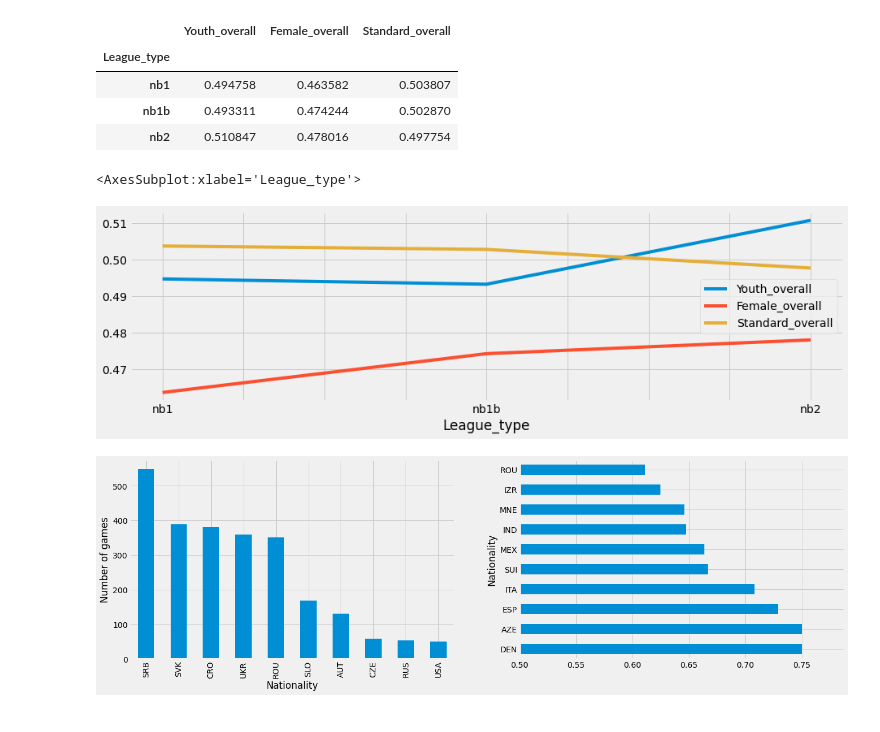
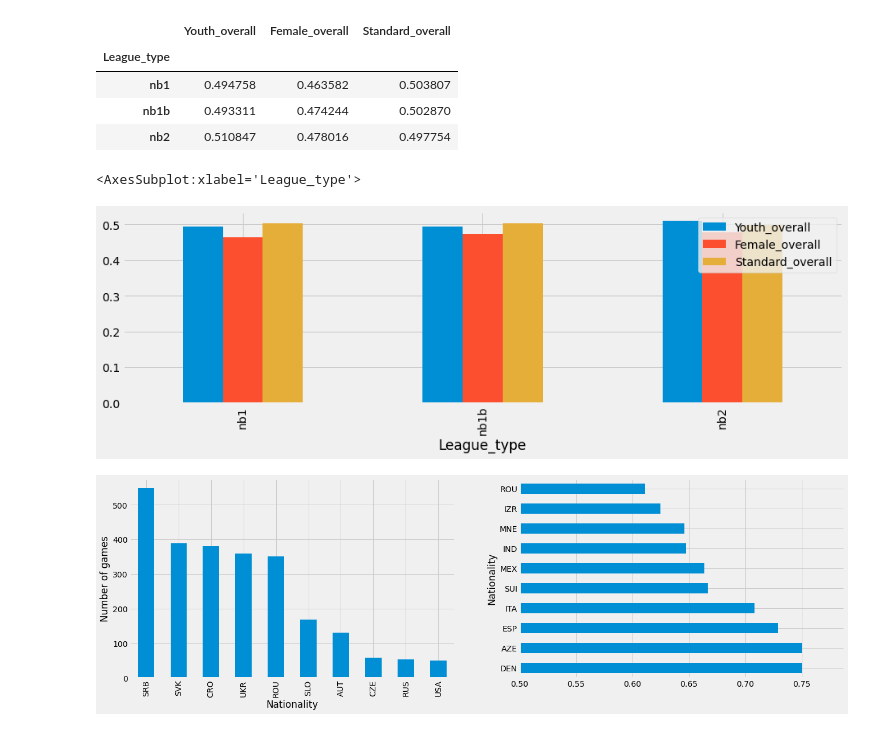
Before and after one commit to szukiadam/ChessChampionshipAnalysis, a Jupyter notebook: ChessChampionship.ipynb, the cells around one changed output. Saved outputs shown, nothing was run; the diff lists cells and outputs as text; code cells hidden in the pictures.

```diff
--- a/ChessChampionship.ipynb
+++ b/ChessChampionship.ipynb
@@ -320,11 +326,11 @@ def load_rankinglists():
         # got to handle the missing columns
 
         if(num_col == 463):
-            ranklist['Round 10'] = 'No game was palyed'
-            ranklist['Round 11'] = 'No game was palyed'
+            ranklist['Round 10'] = 'No game was played'
+            ranklist['Round 11'] = 'No game was played'
 
         elif(num_col == 464):
-            ranklist['Round 11'] = 'No game was palyed'
+            ranklist['Round 11'] = 'No game was played'
 
         dfs.append(ranklist) # storing the ranklists in an array
 
@@ -358,7 +364,6 @@ all_ranklist.reindex(all_ranklist.columns, axis=1)
 | 20456 | Ludányi Marcell Márk | Ifi | NaN | HUN | NaN | NaN | NaN | NaN | 0 | NaN | ... |
 20457 rows × 466 columns
 # %%
-# USE .LOC !!! TODO
 import datetime
 
 def plus_season_age(season):
@@ -407,6 +412,11 @@ def manipulate_ranklist(df):
     labels = ['0-18','18-25','25-35','35-50','50-65','65+']
     df.loc[:,'AgeBin'] = pd.cut(df['Age'], bins=bins, labels=labels)
 
+    # Correct the result of each round so that they can be transformed into numerical value
+    round_cols = [col for col in df.columns if 'Round' in col]
+    for col in round_cols:
+        df.loc[:,col] = df[col].apply(lambda x: 0.5 if x == '½' else x)
+
     correct_df = df.apply(pd.to_numeric, errors='ignore')  #converts whatever it can to numeric data type
 
     correct_df.reindex(df.columns, axis=1)
@@ -511,7 +526,7 @@ df.head()
 # merging together ranklist and match info for the away player
 
 df = pd.merge(df, all_ranklist.add_suffix('_away'), left_on=['Player away', 'Away team', 'Season', 'League'], right_on=['Player name_away', 'Team name_away', 'Season_away', 'League_away'], how='left')
-df = df[df['Season'] == df['Season_away']]
+df = df[df.loc[:,'Season'] == df.loc[:,'Season_away']]
 df.drop_duplicates(keep=False, inplace=True)
 # %%
 df.head()
@@ -647,7 +662,25 @@ def add_league_type(df):
     df['League_type']
     return df
 
+'''Group elo and elo difference into bins'''
+def elobin_elodiffbin(df):
+
+    bins = [0, 1400, 1600, 1800, 2000, 2100, 2200, 2300, 2400, 2450, 2500, 2550, 2600, 2650, 2700, 2900]
+    labels = ['<1400','1400-1600','1600-1800','1800-2000','2000-2100','2100-2200', '2200-2300', '2300-2400', '2400-2450',
+             '2450-2500', '2500-2550', '2550-2600', '2600-2650', '2650-2700', '2700-2900']
+    df.loc[:,'EloBin home'] = pd.cut(df['Elo home'], bins=bins, labels=labels)
+    df.loc[:,'EloBin away'] = pd.cut(df['Elo away'], bins=bins, labels=labels)
+
+    diff_bins = [-1400, -400, -300, -250, -200, -150, -100, -50, -25, 0, 25, 50, 100, 150, 200, 250, 300, 400, 1400]
+    diff_labels = ['<-1400','(-400, -300)', '(-300, -250)','(-250, -200)','(-200, -150)','(-150, -100)','(-100, -50)',
+                   '(-50, -25)', '(-25, 0)', '(0, 25)', '(25, 50)', '(50, 100)', '(100, 150)', '(150, 200)', '(200, 250)',
+                   '(250, 300)', '(300, 400)', '(400, 1400)']
+    df.loc[:,'EloBin home'] = pd.cut(df['Elo home'], bins=diff_bins, labels=diff_labels)
+    df.loc[:,'EloBin away'] = pd.cut(df['Elo away'], bins=diff_bins, labels=diff_labels)
+    return df
+
 df = add_league_type(df)
+df = elobin_elodiffbin(df)
 
 df.head(2)
 # %% [output]
@@ -776,8 +809,8 @@ pivot_home_away_category.iloc[:,-3:].groupby('League_type').mean().style.highlig
 | nb1b | 0.493311 | 0.474244 | 0.502870 |
 | nb2 | 0.510847 | 0.478016 | 0.497754 |
 # %%
-pivot_home_away_category.iloc[:,-3:].groupby('League_type').mean().plot(figsize=(14,4))#)barh(ylim=0.4, figsize=(14,4), legend='central mid')
+pivot_home_away_category.iloc[:,-3:].groupby('League_type').mean().plot.bar(figsize=(14,4))#)barh(ylim=0.4, figsize=(14,4), legend='central mid')
 # %% [output]
 <AxesSubplot:xlabel='League_type'>
-[figure, old version]
+[figure, new version]
 # %%
```
Also changed, not shown: parts of 37 cells of this notebook.
